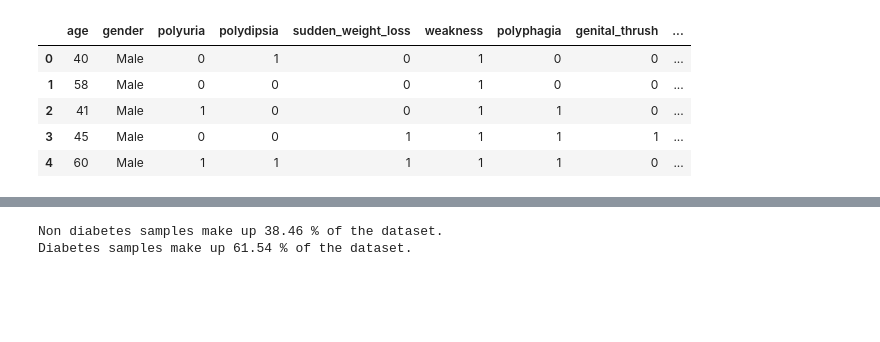
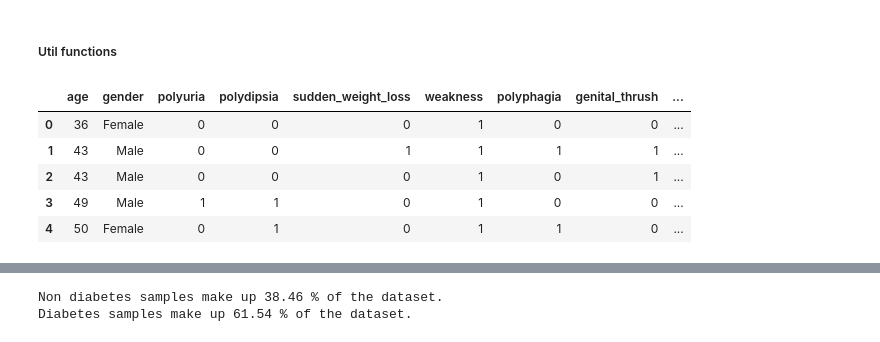
Before and after one commit to ugurcanerdogan/Clustering-and-Classification-with-Python, a Jupyter notebook: code/report.ipynb, the cells around one changed output, grey strips where cells are left out. Cells and saved outputs as stored; diff of their text form; code cells hidden in the pictures; blank space fills up the shorter version.

```diff
--- a/code/report.ipynb
+++ b/code/report.ipynb
@@ -24,6 +39,8 @@ import warnings
 
 warnings.filterwarnings("ignore")
 from sklearn.preprocessing import MinMaxScaler, LabelEncoder
+# %% [markdown]
+##### Util functions
 # %%
 def display_confusion_matrix(confusion_matrix, message):
     # Heatmap display for confusion matrix
@@ -43,11 +105,12 @@ def display_confusion_matrix(confusion_matrix, message):
 df = pd.read_csv("diabetes_data.csv", sep=";")
 # %%
 # First look to dataset
+df = df.sample(frac=1).reset_index(drop=True)
 df.head()
 # %% [output]
 |  | age | gender | polyuria | polydipsia | sudden_weight_loss | weakness | polyphagia | genital_thrush | ... |
-| 0 | 40 | Male | 0 | 1 | 0 | 1 | 0 | 0 | ... |
-| 1 | 58 | Male | 0 | 0 | 0 | 1 | 0 | 0 | ... |
-| 2 | 41 | Male | 1 | 0 | 0 | 1 | 1 | 0 | ... |
-| 3 | 45 | Male | 0 | 0 | 1 | 1 | 1 | 1 | ... |
-| 4 | 60 | Male | 1 | 1 | 1 | 1 | 1 | 0 | ... |
+| 0 | 36 | Female | 0 | 0 | 0 | 1 | 0 | 0 | ... |
+| 1 | 43 | Male | 0 | 0 | 1 | 1 | 1 | 1 | ... |
+| 2 | 43 | Male | 0 | 0 | 0 | 1 | 0 | 1 | ... |
+| 3 | 49 | Male | 1 | 1 | 0 | 1 | 0 | 0 | ... |
+| 4 | 50 | Female | 0 | 1 | 0 | 1 | 1 | 0 | ... |
```
Also changed, not shown: parts of 28 cells of this notebook, 3 other files.
